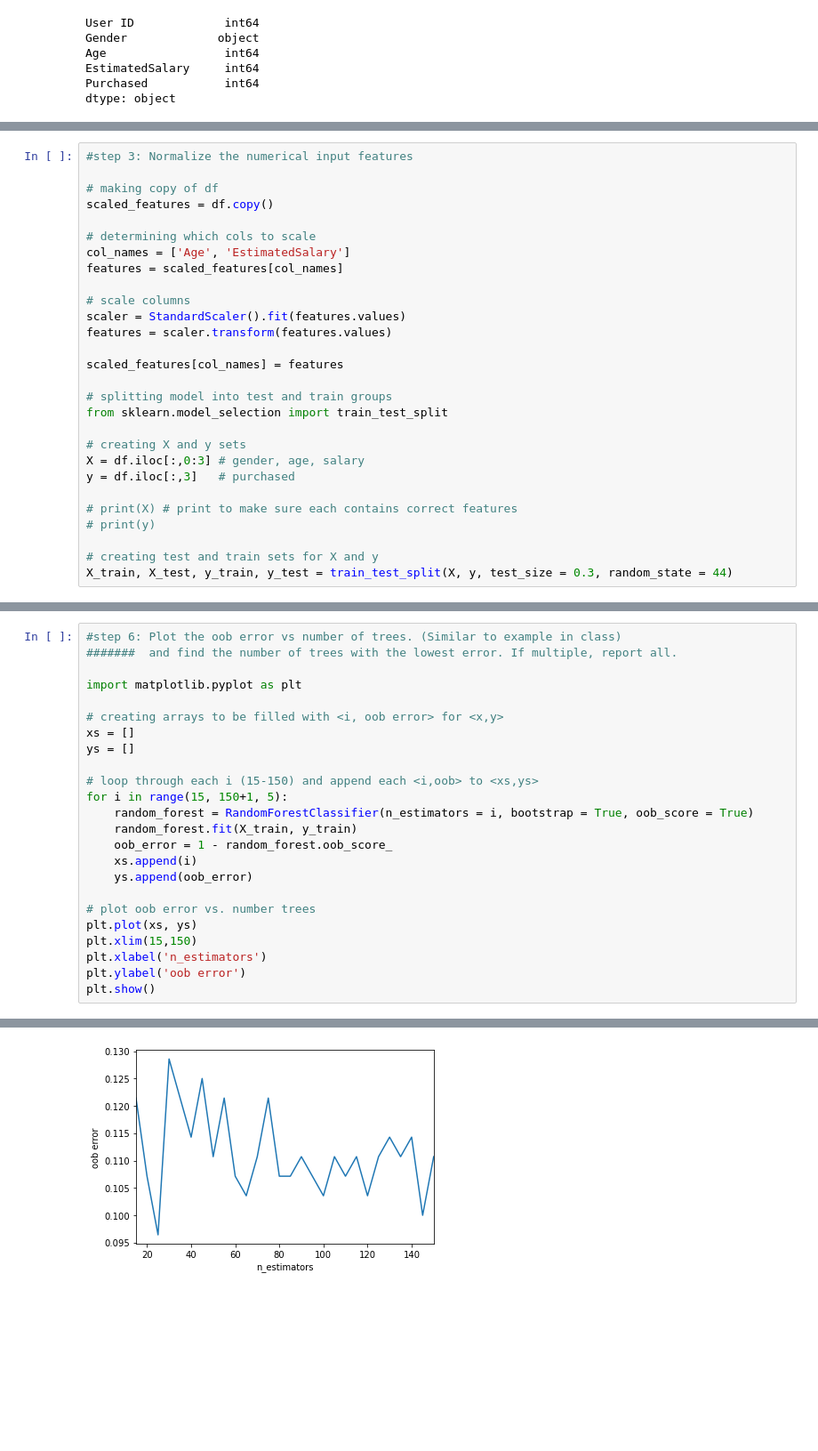
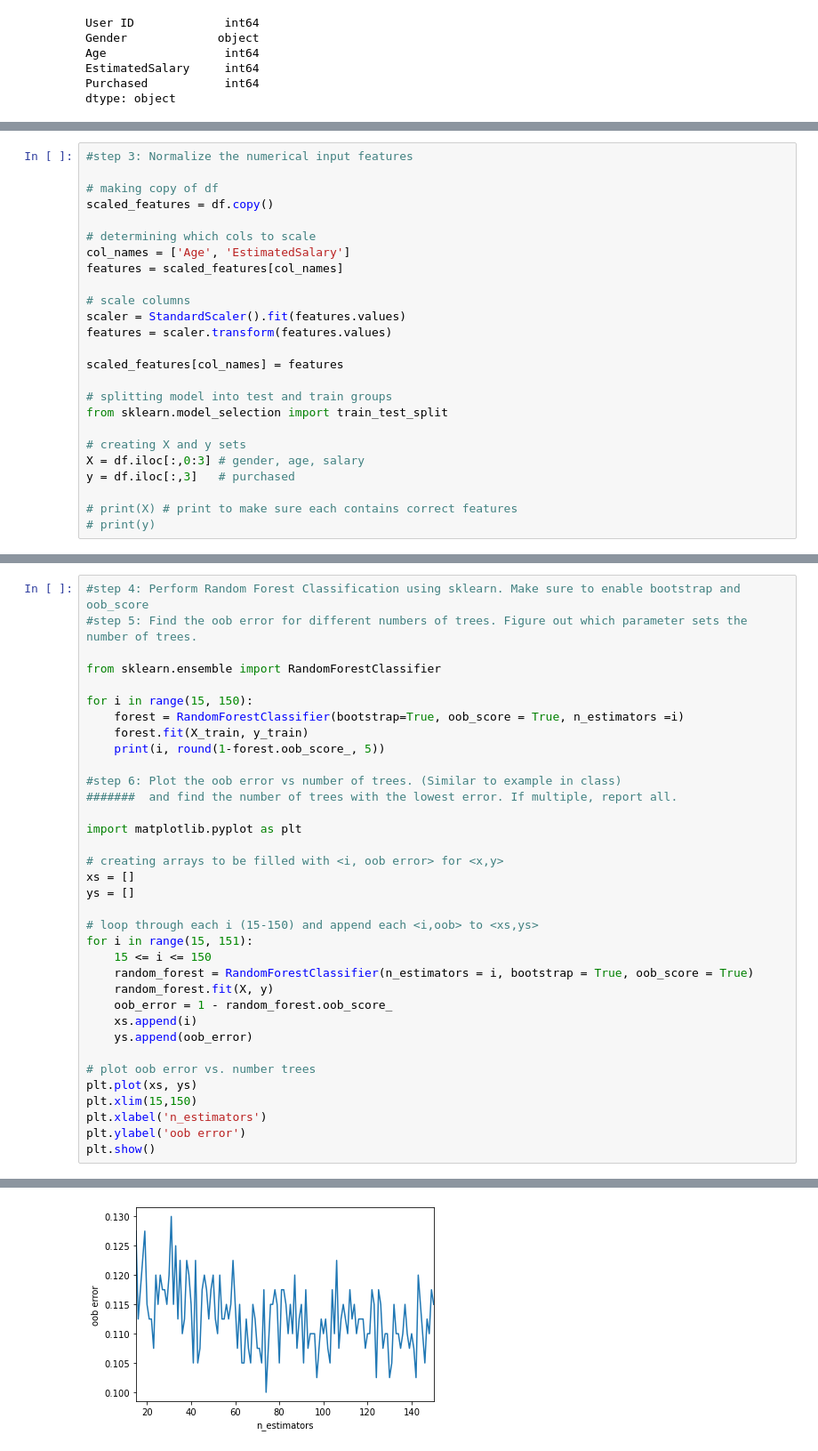
Before and after one commit to kkuenster/Cs184, a Jupyter notebook: HW3_1.ipynb, the cells around one changed output, grey strips where cells are left out. Shown: that part at 89% size. Drawn from its saved outputs; the diff is of its cells as text; blank space fills up the shorter version.

```diff
--- a/HW3_1.ipynb
+++ b/HW3_1.ipynb
@@ -89,7 +89,4 @@ y = df.iloc[:,3]   # purchased
 
 # print(X) # print to make sure each contains correct features
 # print(y)
-
-# creating test and train sets for X and y
-X_train, X_test, y_train, y_test = train_test_split(X, y, test_size = 0.3, random_state = 44)
 # %%
@@ -121,6 +109,16 @@ for i in range(15, 150):
 148 0.10357
 149 0.11786
 # %%
+#step 4: Perform Random Forest Classification using sklearn. Make sure to enable bootstrap and oob_score
+#step 5: Find the oob error for different numbers of trees. Figure out which parameter sets the number of trees.
+
+from sklearn.ensemble import RandomForestClassifier
+
+for i in range(15, 150):
+    forest = RandomForestClassifier(bootstrap=True, oob_score = True, n_estimators =i)
+    forest.fit(X_train, y_train)
+    print(i, round(1-forest.oob_score_, 5))
+
 #step 6: Plot the oob error vs number of trees. (Similar to example in class)
 #######  and find the number of trees with the lowest error. If multiple, report all.
 
@@ -131,9 +129,10 @@ xs = []
 ys = []
 
 # loop through each i (15-150) and append each <i,oob> to <xs,ys>
-for i in range(15, 150+1, 5):
+for i in range(15, 151):
+    15 <= i <= 150
     random_forest = RandomForestClassifier(n_estimators = i, bootstrap = True, oob_score = True)
-    random_forest.fit(X_train, y_train)
+    random_forest.fit(X, y)
     oob_error = 1 - random_forest.oob_score_
     xs.append(i)
     ys.append(oob_error)
@@ -148 +172 @@ plt.show()
-[figure, old version]
+[figure, new version]
```
Also changed, not shown: parts of 3 cells of this notebook.
